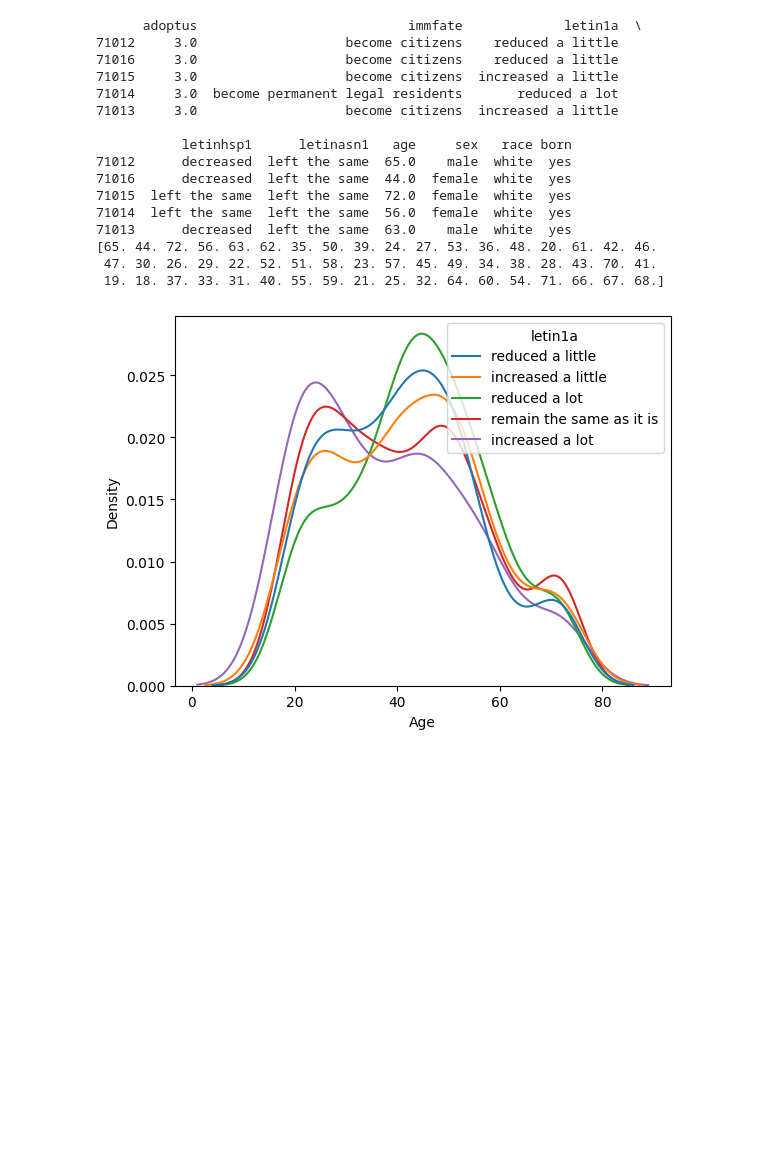
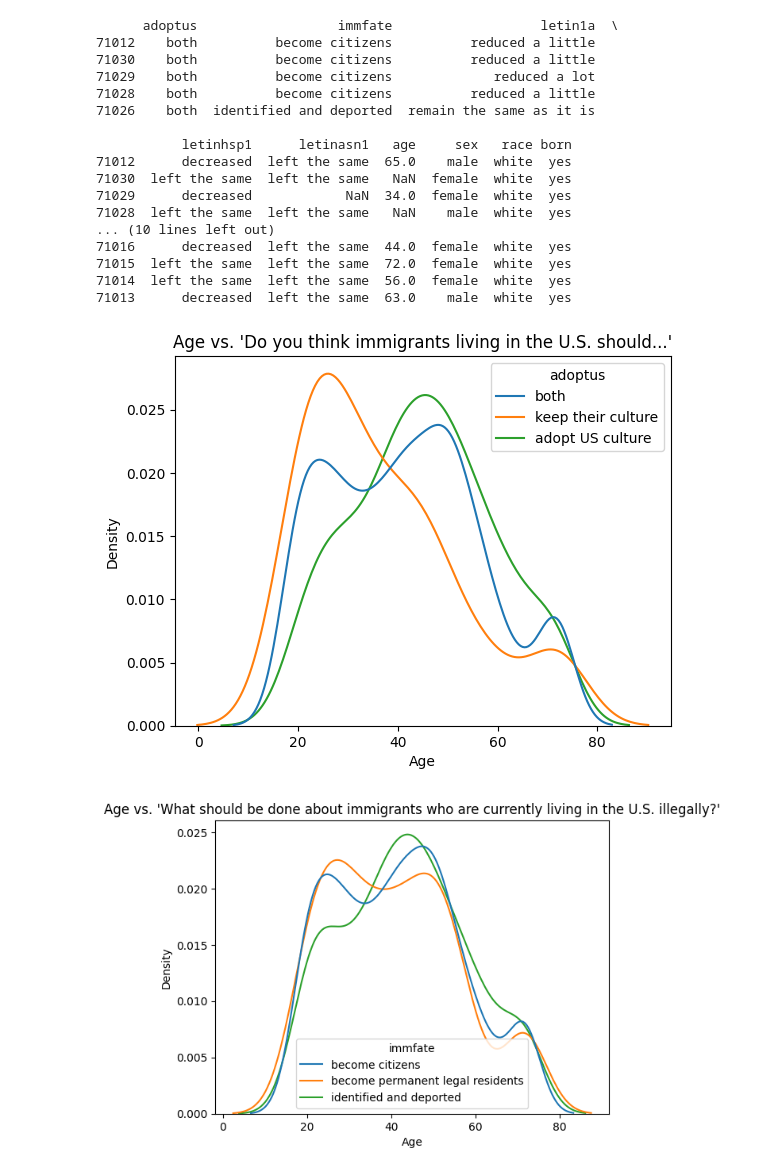
Before and after one commit to jennyschilling/project_gss_group11, a Jupyter notebook: cleaning_data.ipynb, the cells around one changed output. Saved outputs shown, nothing was run; the diff lists cells and outputs as text; code cells hidden in the pictures; blank space fills up the shorter version.

Commit message:
Added a few more graphs, moved all cleaning to top of file, added 'common_norm=False' to all kde plots

```diff
--- a/cleaning_data.ipynb
+++ b/cleaning_data.ipynb
@@ -24,43 +18,82 @@ df = df.sort_values(by=['adoptus'], ascending=False)
 df = df.iloc[2:]
 
 # convert age column to numerical data type
 le = LabelEncoder()
 df['age'] = le.fit_transform(df['age'])
 
 # drop age values less than 18 as GSS only surveys adults 18 or older
 df.loc[df['age'] < 18, 'age'] = np.nan
 
 # doesn't impact results at all
 df = df.drop('parborn', axis = 1)
 
+# replacing varibales because the numeric version doesn't mean much and visually looks bad
+df['adoptus'] = df['adoptus'].replace("1.0", "adopt US culture").replace("2.0", "keep their culture").replace("3.0", "both")
+print(df.head())
+
 # drop rows w missing values in crucial columns
 df = df.dropna(subset=['age','adoptus', 'immfate', 'letin1a', 'letinhsp1', 'letinasn1'])
 print(df.head())
 
-# remove "don't know" categories from adoptus
+# remove "don't know" categories
 df = df[~df['adoptus'].isin(['D', 'N', 'I', 'S'])]
+df = df[~df['immfate'].isin(['D', 'N', 'I', 'S'])]
+df = df[~df['letin1a'].isin(['D', 'N', 'S'])]  # has no 'I' category
+df = df[~df['letinhsp1'].isin(['D', 'N', 'I', 'S'])]
+df = df[~df['letinasn1'].isin(['D', 'N', 'I', 'S'])]
 
-# grouped kernel density plot,
+# grouped kernel density plot, age and adoptus
 #   common_norm allows us to normalize independently for each group
-sns.kdeplot(data=df,x='age',hue='letin1a',common_norm=False)
+sns.kdeplot(data=df,x='age',hue='adoptus',common_norm=False)
+plt.title("Age vs. 'Do you think immigrants living in the U.S. should...'")
 plt.xlabel('Age')
 plt.ylabel('Density')
 plt.show()
+
+# grouped kernel density plot, now with age and immfate
+sns.kdeplot(data=df,x='age',hue='immfate',common_norm=False)
+plt.title("Age vs. 'What should be done about immigrants who are currently living in the U.S. illegally?'")
+plt.xlabel('Age')
+plt.ylabel('Density')
+plt.show()
+
+# grouped kernel density plot, now with age and letin1a
+sns.kdeplot(data=df,x='age',hue='letin1a',common_norm=False)
+plt.title("Age vs. 'Do you think the number of immigrants to America nowadays should be...'")
+plt.xlabel('Age')
+plt.ylabel('Density')
+plt.show()
+
+# grouped kernel density plot, now with age and letin asians
+sns.kdeplot(data=df,x='age',hue='letinasn1',common_norm=False)
+plt.title("Age vs. 'Do you think the number of Asian immigrants to America nowadays should be...'")
+plt.xlabel('Age')
+plt.ylabel('Density')
+plt.show()
+
+# grouped kernel density plot, now with age and letin hispanics
+sns.kdeplot(data=df,x='age',hue='letinhsp1',common_norm=False)
+plt.title("Age vs. 'Do you think the number of Hispanic immigrants to America nowadays should be...'")
+plt.xlabel('Age')
+plt.ylabel('Density')
+plt.show()
 # %% [output]
-      adoptus                           immfate             letin1a  \
-71012     3.0                   become citizens    reduced a little
-71016     3.0                   become citizens    reduced a little
-71015     3.0                   become citizens  increased a little
-71014     3.0  become permanent legal residents       reduced a lot
-71013     3.0                   become citizens  increased a little
+      adoptus                  immfate                   letin1a  \
+71012    both          become citizens          reduced a little
+71030    both          become citizens          reduced a little
+71029    both          become citizens             reduced a lot
+71028    both          become citizens          reduced a little
+71026    both  identified and deported  remain the same as it is
 
            letinhsp1      letinasn1   age     sex   race born
 71012      decreased  left the same  65.0    male  white  yes
+71030  left the same  left the same   NaN  female  white  yes
+71029      decreased            NaN  34.0  female  white  yes
+71028  left the same  left the same   NaN    male  white  yes
+... (10 lines left out)
 71016      decreased  left the same  44.0  female  white  yes
 71015  left the same  left the same  72.0  female  white  yes
 71014  left the same  left the same  56.0  female  white  yes
 71013      decreased  left the same  63.0    male  white  yes
-[65. 44. 72. 56. 63. 62. 35. 50. 39. 24. 27. 53. 36. 48. 20. 61. 42. 46.
- 47. 30. 26. 29. 22. 52. 51. 58. 23. 57. 45. 49. 34. 38. 28. 43. 70. 41.
- 19. 18. 37. 33. 31. 40. 55. 59. 21. 25. 32. 64. 60. 54. 71. 66. 67. 68.]
-[figure, old version]
+[figure, new version]
+[figure, added]
```
Also changed, not shown: parts of 7 cells of this notebook.
